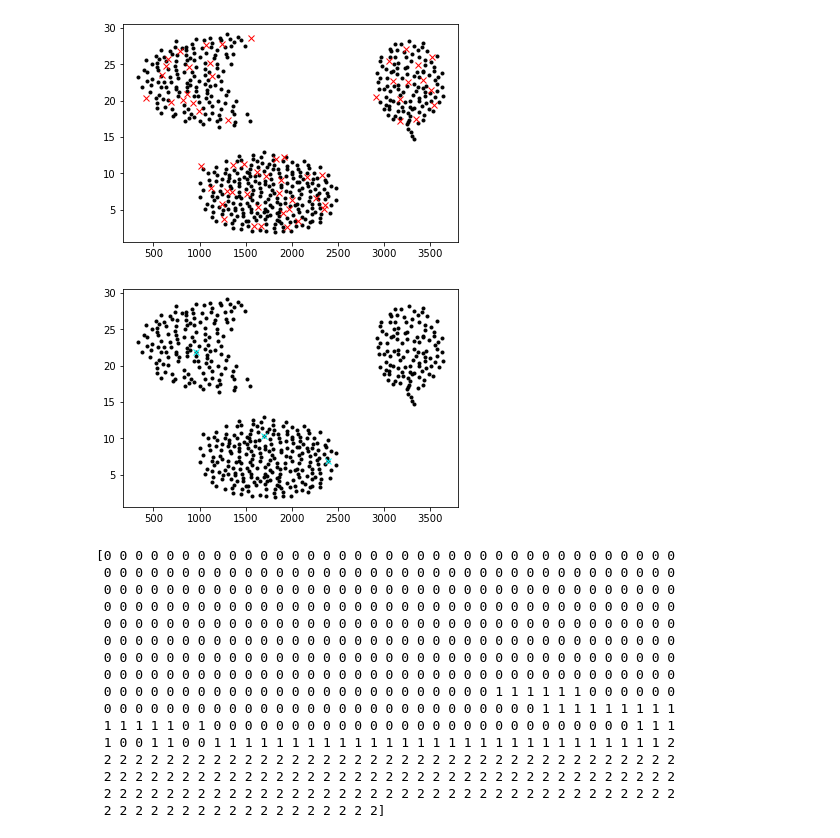
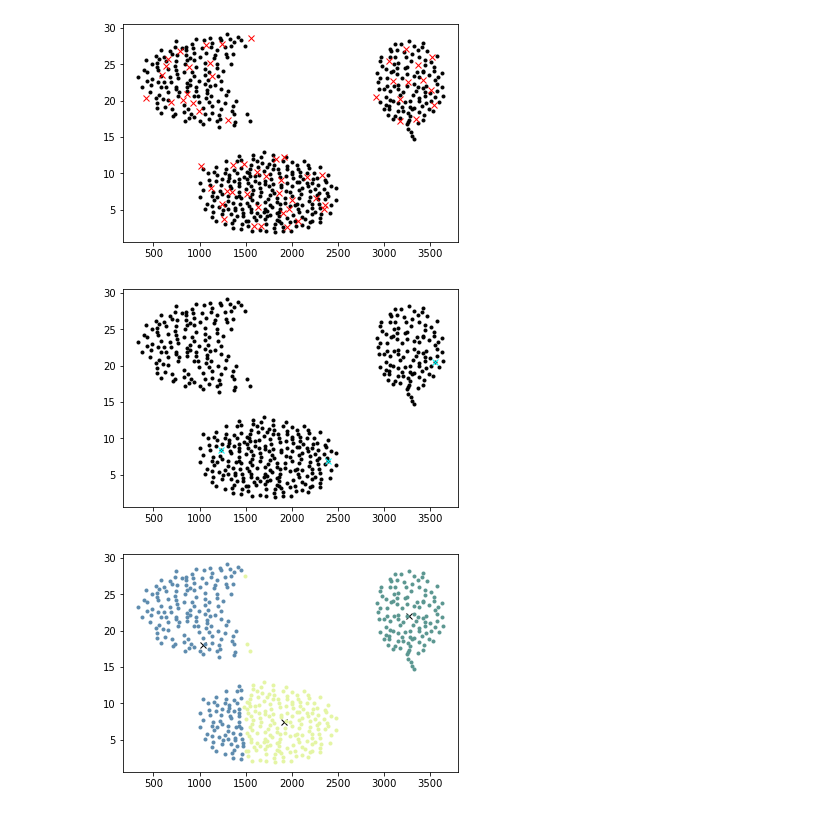
Before and after one commit to natanbcpc/unsupervised-learning, a Jupyter notebook: project1.ipynb, the cells around one changed output. Saved outputs shown, nothing was run; the diff lists cells and outputs as text; code cells hidden in the pictures.

Commit message:
k-means algorithm

```diff
--- a/project1.ipynb
+++ b/project1.ipynb
@@ -16,54 +16,56 @@ plot.show()
 # %%
 def pick_cluster_centers(array, k):
     centers = []
     for i in range(k):
         p_dist = np.ones(array.shape[0])
         for j in range(array.shape[0]):
             if centers:
                 distances = spsd.cdist(np.array([array[j]]), centers)
                 p_dist[j] = min(distances)[0]
         p_dist /= sum(p_dist)
         ai = np.random.choice(array.shape[0], p = p_dist)
         centers.append(array[ai])
     return np.array(centers)
 
-centers = pick_cluster_centers(data, 3)
+centers = pick_cluster_centers(training, 3)
 
 plot.plot(training[:,0], training[:,1], '.', color='black')
 plot.plot(centers[:,0], centers[:,1], 'x', color='cyan')
 plot.show()
 # %% [output]
-[figure, old version]
+[figure, new version]
 # %%
-def kmeans(array, k):
+def get_cluster_data(array, centers):
+    distances = spsd.cdist(array, centers)
+    clusterization = np.argmin(distances, axis=1)
+    clusters = {}
+    for i in range(centers.shape[0]):
+        indices = np.where(clusterization == i)
+        clusters[i] = np.take(array, indices, 0)
+    return clusters
+
+def kmeans(array, k, diff=0.1):
     centers = pick_cluster_centers(array, k)
 
     changed = True
     while (changed):
-        distances = spsd.cdist(array, centers)
-        indices = np.argmin(distances, axis=1)
-        print(indices)
+        clusters = get_cluster_data(array, centers)
 
-        # falta agrupar os valores, tirar a média da posição por cluster e alterar os centros
+        new_centers = np.empty(centers.shape)
+        for i in range(k):
+            new_centers[i] = np.mean(clusters[i], 1)
 
-        # deveria ser falso somente quando centros não estão se movendo (ou estão movendo pouco)
-        changed = False
+        if abs(np.sum(new_centers - centers)) > diff:
+            centers = new_centers
+        else:
+            changed = False
     return centers
-cluster_centers = kmeans(data, 3)
+
+cluster_centers = kmeans(training, 3)
+clusters = get_cluster_data(training, cluster_centers)
+plot.plot(cluster_centers[:,0], cluster_centers[:,1], 'x', color='black')
+for i in clusters:
+    plot.plot(clusters[i][0,:,0], clusters[i][0,:,1], '.', color=np.random.rand(3,))
+plot.show()
 # %% [output]
-[0 0 0 0 0 0 0 0 0 0 0 0 0 0 0 0 0 0 0 0 0 0 0 0 0 0 0 0 0 0 0 0 0 0 0 0 0
- 0 0 0 0 0 0 0 0 0 0 0 0 0 0 0 0 0 0 0 0 0 0 0 0 0 0 0 0 0 0 0 0 0 0 0 0 0
- 0 0 0 0 0 0 0 0 0 0 0 0 0 0 0 0 0 0 0 0 0 0 0 0 0 0 0 0 0 0 0 0 0 0 0 0 0
- 0 0 0 0 0 0 0 0 0 0 0 0 0 0 0 0 0 0 0 0 0 0 0 0 0 0 0 0 0 0 0 0 0 0 0 0 0
- 0 0 0 0 0 0 0 0 0 0 0 0 0 0 0 0 0 0 0 0 0 0 0 0 0 0 0 0 0 0 0 0 0 0 0 0 0
- 0 0 0 0 0 0 0 0 0 0 0 0 0 0 0 0 0 0 0 0 0 0 0 0 0 0 0 0 0 0 0 0 0 0 0 0 0
- 0 0 0 0 0 0 0 0 0 0 0 0 0 0 0 0 0 0 0 0 0 0 0 0 0 0 0 0 0 0 0 0 0 0 0 0 0
- 0 0 0 0 0 0 0 0 0 0 0 0 0 0 0 0 0 0 0 0 0 0 0 0 0 0 0 0 0 0 0 0 0 0 0 0 0
- 0 0 0 0 0 0 0 0 0 0 0 0 0 0 0 0 0 0 0 0 0 0 0 0 0 1 1 1 1 1 1 0 0 0 0 0 0
- 0 0 0 0 0 0 0 0 0 0 0 0 0 0 0 0 0 0 0 0 0 0 0 0 0 0 0 0 1 1 1 1 1 1 1 1 1
- 1 1 1 1 1 0 1 0 0 0 0 0 0 0 0 0 0 0 0 0 0 0 0 0 0 0 0 0 0 0 0 0 0 0 1 1 1
- 1 0 0 1 1 0 0 1 1 1 1 1 1 1 1 1 1 1 1 1 1 1 1 1 1 1 1 1 1 1 1 1 1 1 1 1 2
- 2 2 2 2 2 2 2 2 2 2 2 2 2 2 2 2 2 2 2 2 2 2 2 2 2 2 2 2 2 2 2 2 2 2 2 2 2
- 2 2 2 2 2 2 2 2 2 2 2 2 2 2 2 2 2 2 2 2 2 2 2 2 2 2 2 2 2 2 2 2 2 2 2 2 2
- 2 2 2 2 2 2 2 2 2 2 2 2 2 2 2 2 2 2 2 2 2 2 2 2 2 2 2 2 2 2 2 2 2 2 2 2 2
- 2 2 2 2 2 2 2 2 2 2 2 2 2 2 2 2 2 2]
+[figure, added]
```
